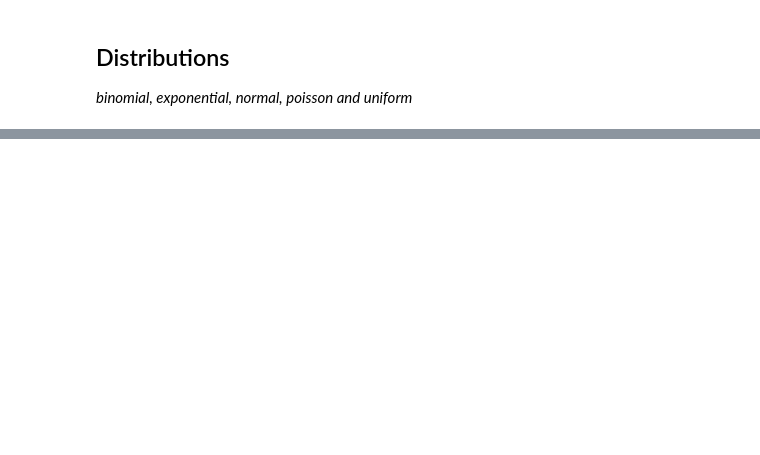
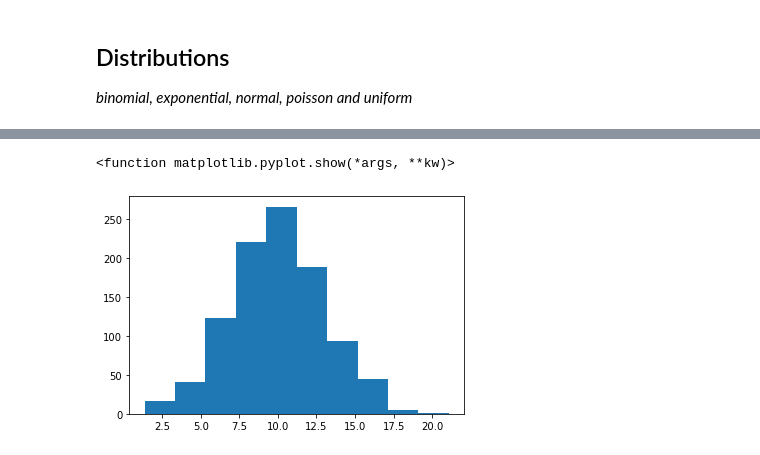
Before and after one commit to dervlac/numpy-assignment, a Jupyter notebook: NumPy Analysis.ipynb, the cells around one changed output, grey strips where cells are left out. Saved outputs shown, nothing was run; the diff lists cells and outputs as text; code cells hidden in the pictures; blank space fills up the shorter version.

```diff
--- a/NumPy Analysis.ipynb
+++ b/NumPy Analysis.ipynb
@@ -153,0 +231,7 @@ plt.show()
+# %%
+n_dist = rng.normal(loc=10,scale=3,size=1000)
+plt.hist(n_dist)
+plt.show
+# %% [output]
+<function matplotlib.pyplot.show(*args, **kw)>
+[figure, added]
```
Also changed, not shown: parts of 35 cells of this notebook.
